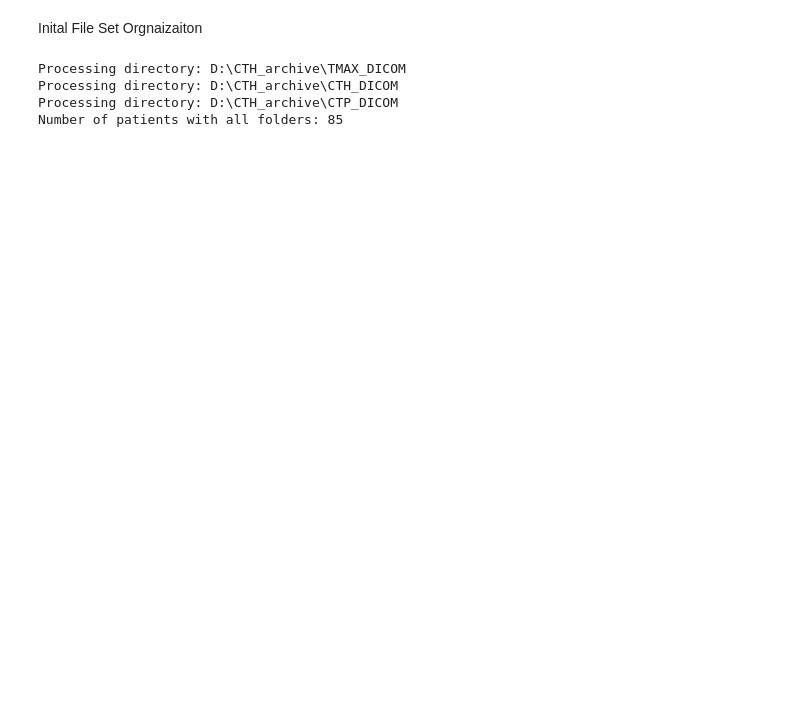
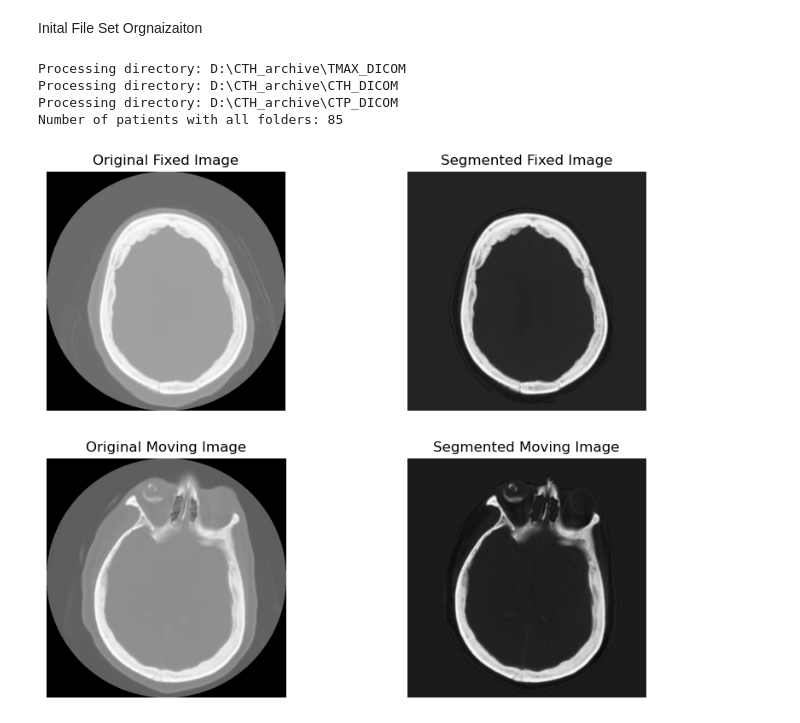
Before and after one commit to nicholasjprimianomd/CTH_CTP, a Jupyter notebook: register_CTPMAP_CTH_PIPELINE.ipynb, the cells around one changed output. Saved outputs shown, nothing was run; the diff lists cells and outputs as text; code cells hidden in the pictures; blank space fills up the shorter version.

```diff
--- a/register_CTPMAP_CTH_PIPELINE.ipynb
+++ b/register_CTPMAP_CTH_PIPELINE.ipynb
@@ -211,69 +211,99 @@ if not os.path.exists(transforms_dir):
 resampled_images = {}  # To store the resampled images for each patient
 resampled_images_transform = {}  # To store the transform files for each patient
 
-for patient in tqdm(patients_with_all_folders[10:30], desc='Processing Patients'):
+def remove_background(image):
+    threshold_value = -300  # Adjust based on your CT scans
+    binary_image = sitk.BinaryThreshold(image, lowerThreshold=threshold_value, upperThreshold=3000, insideValue=1, outsideValue=0)
+    morph_radius = [2, 2, 2]  # Specify as a list or tuple
+    binary_image = sitk.BinaryMorphologicalOpening(binary_image, morph_radius)
+    cc_filter = sitk.ConnectedComponentImageFilter()
+    cc_image = cc_filter.Execute(binary_image)
+    stats_filter = sitk.LabelIntensityStatisticsImageFilter()
+    stats_filter.Execute(cc_image, binary_image)
+    largest_label = max(stats_filter.GetLabels(), key=lambda x: stats_filter.GetPhysicalSize(x))
+    binary_image = sitk.BinaryThreshold(cc_image, lowerThreshold=largest_label, upperThreshold=largest_label, insideValue=1, outsideValue=0)
+
+    # Cast the binary_image to the same pixel type as the original image
+    casted_binary_image = sitk.Cast(binary_image, image.GetPixelID())
+
+    return image * casted_binary_image
+
+for patient in tqdm(patients_with_all_folders, desc='Processing Patients'):
     if 'CTP_DICOM' in patient_files[patient] and 'CTH_DICOM' in patient_files[patient]:
         ctp_dicom_directory = os.path.dirname(patient_files[patient]['CTP_DICOM'][0])
         cth_dicom_directory = os.path.dirname(patient_files[patient]['CTH_DICOM'][0])
 
+        # Read DICOM series
         moving_image = read_dicom_series(ctp_dicom_directory)
         fixed_image = read_dicom_series(cth_dicom_directory)
 
-                # Read DICOM series and apply histogram normalization
+
+        # Remove background from the moving and fixed images
+        segmented_moving_image = remove_background(moving_image)
+        segmented_fixed_image = remove_background(fixed_image)
+
+
+           # Read DICOM series and apply histogram normalization
         moving_image = read_dicom_series(ctp_dicom_directory)
         moving_image_min = float(sitk.GetArrayFromImage(moving_image).min())
         moving_image_max = float(sitk.GetArrayFromImage(moving_image).max())
         moving_image = sitk.IntensityWindowing(moving_image,
                                             windowMinimum=moving_image_min,
                                             windowMaximum=moving_image_max,
                                             outputMinimum=0.0,
                                             outputMaximum=1.0)
 
         fixed_image = read_dicom_series(cth_dicom_directory)
         fixed_image_min = float(sitk.GetArrayFromImage(fixed_image).min())
         fixed_image_max = float(sitk.GetArrayFromImage(fixed_image).max())
         fixed_image = sitk.IntensityWindowing(fixed_image,
                                             windowMinimum=fixed_image_min,
                                             windowMaximum=fixed_image_max,
                                             outputMinimum=0.0,
                                             outputMaximum=1.0)
 
-        # Initialize the registration method
+
+
+
+
+        # Registration code (unchanged)
+        # Visualization code (unchanged)
+        fig, axs = plt.subplots(2, 2, figsize=(10, 8))
+        axs[0, 0].imshow(sitk.GetArrayFromImage(fixed_image)[fixed_image.GetSize()[2] // 2], cmap='gray')
+        axs[0, 0].set_title('Original Fixed Image')
+        axs[0, 0].axis('off')
+        axs[0, 1].imshow(sitk.GetArrayFromImage(segmented_fixed_image)[fixed_image.GetSize()[2] // 2], cmap='gray')
+        axs[0, 1].set_title('Segmented Fixed Image')
+        axs[0, 1].axis('off')
+        axs[1, 0].imshow(sitk.GetArrayFromImage(moving_image)[moving_image.GetSize()[2] // 2], cmap='gray')
+        axs[1, 0].set_title('Original Moving Image')
+        axs[1, 0].axis('off')
+        axs[1, 1].imshow(sitk.GetArrayFromImage(segmented_moving_image)[moving_image.GetSize()[2] // 2], cmap='gray')
+        axs[1, 1].set_title('Segmented Moving Image')
+        axs[1, 1].axis('off')
+        plt.show()
+
+        # Registration code (unchanged)
         registration_method = sitk.ImageRegistrationMethod()
-
-        # Set the Metric, Optimizer, and Interpolator
         registration_method.SetMetricAsMattesMutualInformation(numberOfHistogramBins=50)
-        registration_method.SetMetricSamplingPercentage(1.0, sitk.sitkWallClock)
+        registration_method.SetMetricSamplingPercentage(0.5, sitk.sitkWallClock)
         registration_method.SetMetricSamplingStrategy(registration_method.RANDOM)
-        registration_method.SetOptimizerAsGradientDescentLineSearch(learningRate=0.5, numberOfIterations=500,
-                                                                     convergenceMinimumValue=1e-6, convergenceWindowSize=20)
+        registration_method.SetOptimizerAsGradientDescentLineSearch(learningRate=0.5, numberOfIterations=300, convergenceMinimumValue=1e-6, convergenceWindowSize=20)
         registration_method.SetOptimizerScalesFromPhysicalShift()
-
-        # Enhanced multi-resolution strategy
-        registration_method.SetShrinkFactorsPerLevel(shrinkFactors=[16, 8, 4, 2])
-        registration_method.SetSmoothingSigmasPerLevel(smoothingSigmas=[5, 4, 2, 1])
+        registration_method.SetShrinkFactorsPerLevel(shrinkFactors=[8, 4, 2])
+        registration_method.SetSmoothingSigmasPerLevel(smoothingSigmas=[4, 2, 1])
         registration_method.SmoothingSigmasAreSpecifiedInPhysicalUnitsOn()
-
-        # Compute the centers of the images and set the initial transform based on center alignment
-        initial_transform = sitk.CenteredTransformInitializer(fixed_image, moving_image,
-                                                              sitk.AffineTransform(fixed_image.GetDimension()),
-                                                              sitk.CenteredTransformInitializerFilter.MOMENTS)
+        initial_transform = sitk.CenteredTransformInitializer(fixed_image, moving_image, sitk.AffineTransform(fixed_image.GetDimension()), sitk.CenteredTransformInitializerFilter.MOMENTS)
         registration_method.SetInitialTransform(initial_transform)
-
         try:
-            # Execute the affine registration with refined settings
-            final_transform = registration_method.Execute(fixed_image, moving_image)
-
-            # Resample using the final transform
-            resampled_image = sitk.Resample(moving_image, fixed_image, final_transform, sitk.sitkLinear, 0.0, moving_image.GetPixelID())
+            final_transform = registration_method.Execute(segmented_fixed_image, segmented_moving_image)
+            resampled_image = sitk.Resample(segmented_moving_image, segmented_fixed_image, final_transform, sitk.sitkLinear, 0.0, moving_image.GetPixelID())
             resampled_images[patient] = resampled_image
-
-            # Save the final transform to a file
             transform_file = os.path.join(transforms_dir, f'{patient}_transform.h5')
             sitk.WriteTransform(final_transform, transform_file)
             resampled_images_transform[patient] = transform_file
-
             print(f"Registration successful for patient: {patient}. Transform saved to {transform_file}")
         except RuntimeError as e:
             print(f"Registration failed for patient {patient}: {e}")
 # %% [output]
+[figure, added]
```
Also changed, not shown: parts of 9 cells of this notebook.
